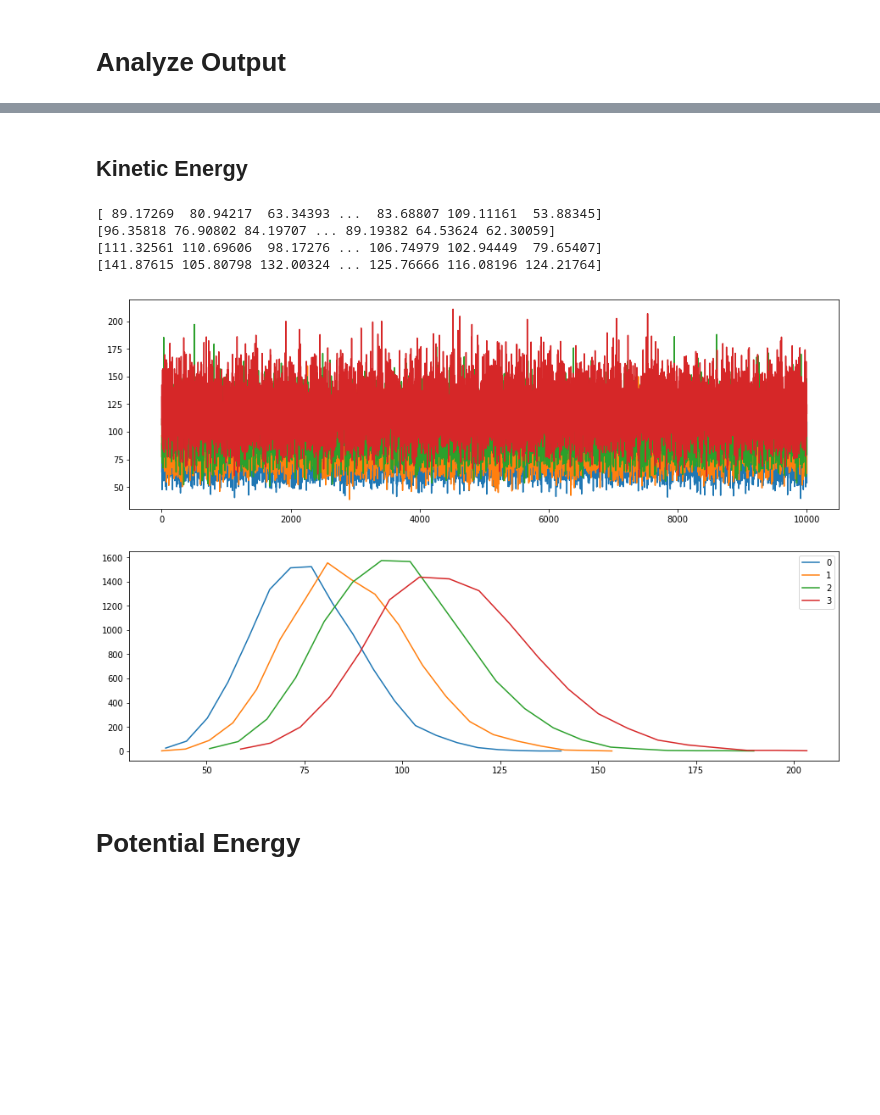
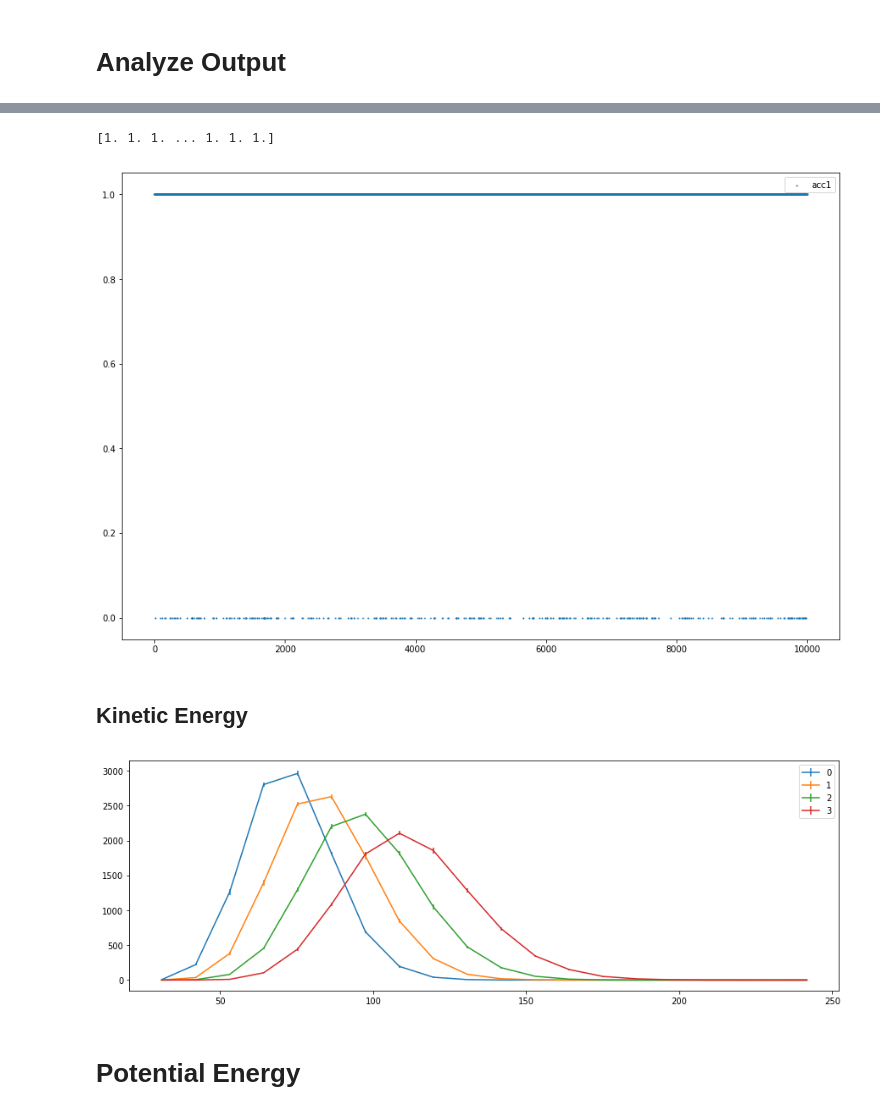
Before and after one commit to spirilaurentiu/Robosample, a Jupyter notebook: tools/rexz.ipynb, the cells around one changed output, grey strips where cells are left out. Drawn from its saved outputs; the diff is of its cells as text; code cells hidden in the pictures; blank space fills up the shorter version.

```diff
--- a/tools/rexz.ipynb
+++ b/tools/rexz.ipynb
@@ -587,11 +603,11 @@ spr [[1. 1.]
 # %%
 # Get output
-def getOutputData(outFN):
+def getOutputData(outFN, outD):
     """
-    Read data from an Robosample output file
+    Read data from an Robosample output file outFN
+    and put it in a numpy array outD
     """
     batchi = -1
-    outD = np.zeros((nofRounds, nofReplicas, nofWorldsPerReplica, 8)) * np.nan
     with open(outFN, "r") as F:
         all_lines = F.readlines()
         linei = -1
@@ -641,9 +657,3 @@ def getOutputData(outFN):
 
         return outD
 #
-
-outFN = "out.ic.dT200.1000"
-
-outD = getOutputData(outFN)
-
-print(outD[0:3])
@@ -709,0 +726,29 @@ print(mix)
+# %%
+import matplotlib
+import matplotlib.pyplot as plt
+
+# Plot random timeseries here
+regimen = 0
+repeat = 0
+
+colData = [None] * nofReplicas
+Ix_colData = 7 # acceptance
+worldIx = 1 # Acceptance is less than 1 in world 1
+
+replicaRange = range(1, 2)
+#for k in range(nofReplicas):
+for k in replicaRange:
+
+    colData[k] = thermoStateD[regimen, repeat,:, k, worldIx, Ix_colData]
+    print(colData[k])
+    colData[k] = colData[k][np.logical_not(np.isnan(colData[k]))]
+
+plt.rcParams['figure.figsize'] = [15, 10]
+fig, axs = plt.subplots(1, 1)
+for k in replicaRange:
+    axs.scatter(range(colData[k].size), colData[k], s = 1, label = "acc" + str(k))
+plt.legend()
+plt.show()
+# %% [output]
+[1. 1. 1. ... 1. 1. 1.]
+[figure, added]
@@ -710,32 +794,23 @@ print(mix)
 # %% [markdown]
 <h2> Kinetic Energy
 # %%
-import matplotlib
-import matplotlib.pyplot as plt
+regimen = RM
+repeat = 0
 
 # Kinetic energy
-KHists = []
-ke_prop = [None] * nofReplicas
+worldIx = 0 # Full proposed KE is only in world 0
+nbins = 20
+(XAxis, KHistsAvg, KHistsStd) = thermoStatesHistogram(thermoStateD, worldIx, Ix_ke_prop, nbins = nbins)
+
+
+plt.rcParams['figure.figsize'] = [15, 5]
+fig, axs = plt.subplots(1, 1)
 for k in range(nofReplicas):
-    ke_prop[k] = thermoStateD[:,k,1,Ix_ke_prop]
-    print(ke_prop[k])
-    ke_prop[k] = ke_prop[k][np.logical_not(np.isnan(ke_prop[k]))]
-    h = np.histogram(ke_prop[k], bins = 20)
-    KHists.append(h)
-
-plt.rcParams['figure.figsize'] = [15, 10]
-fig, axs = plt.subplots(2, 1)
-for k in range(nofReplicas):
-    axs[0].plot(ke_prop[k], label = "T")
-    axs[1].plot(KHists[k][1][:-1], KHists[k][0], label = str(k))
+    axs.errorbar(XAxis, KHistsAvg[k], yerr = KHistsStd[k], label = str(k))
 plt.legend()
 plt.show()
 # %% [output]
-[ 89.17269  80.94217  63.34393 ...  83.68807 109.11161  53.88345]
-[96.35818 76.90802 84.19707 ... 89.19382 64.53624 62.30059]
-[111.32561 110.69606  98.17276 ... 106.74979 102.94449  79.65407]
-[141.87615 105.80798 132.00324 ... 125.76666 116.08196 124.21764]
-[figure, old version]
+[figure, new version]
 # %% [markdown]
 <h1>  Potential Energy
 # %%
```
Also changed, not shown: parts of 19 cells of this notebook.
